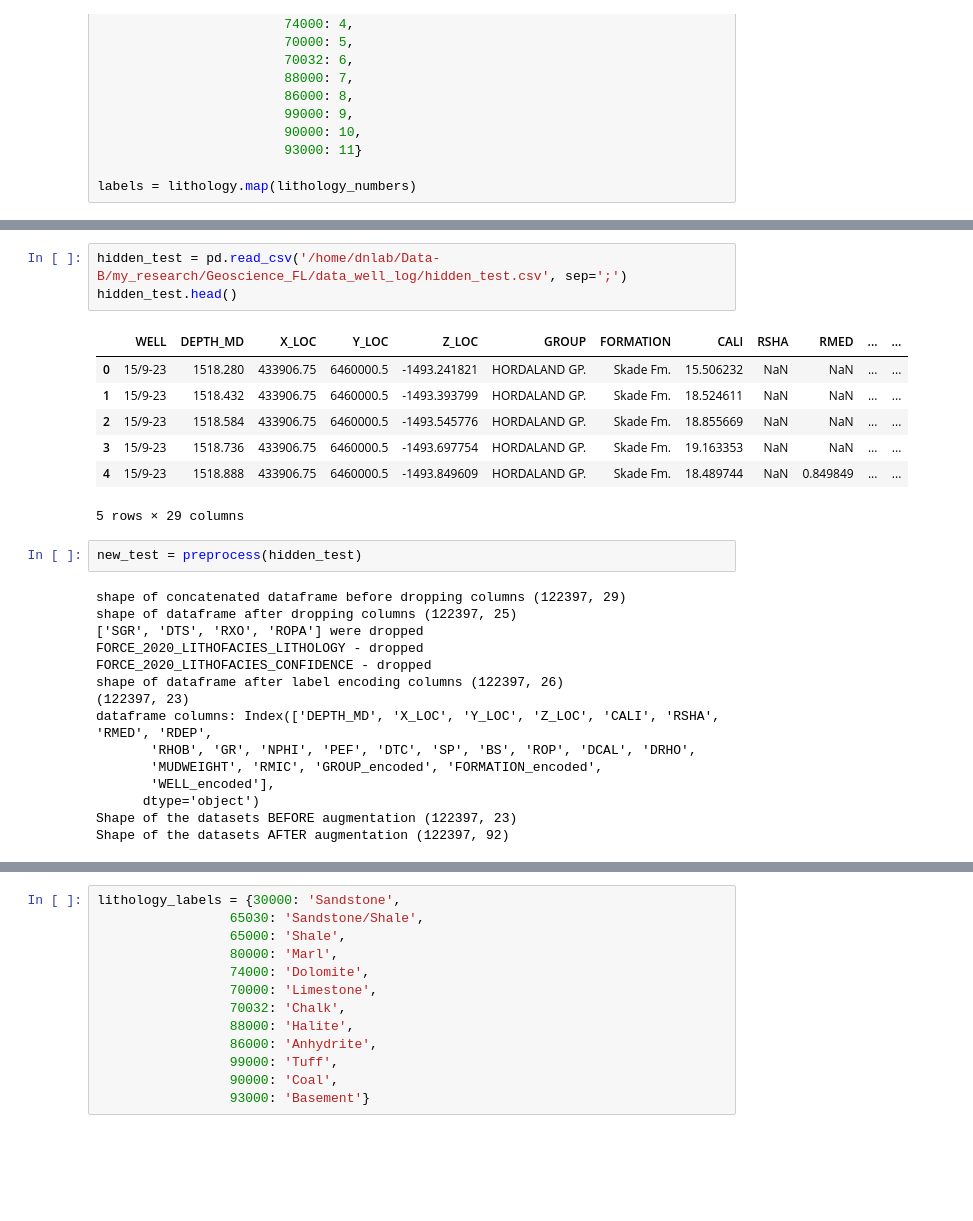
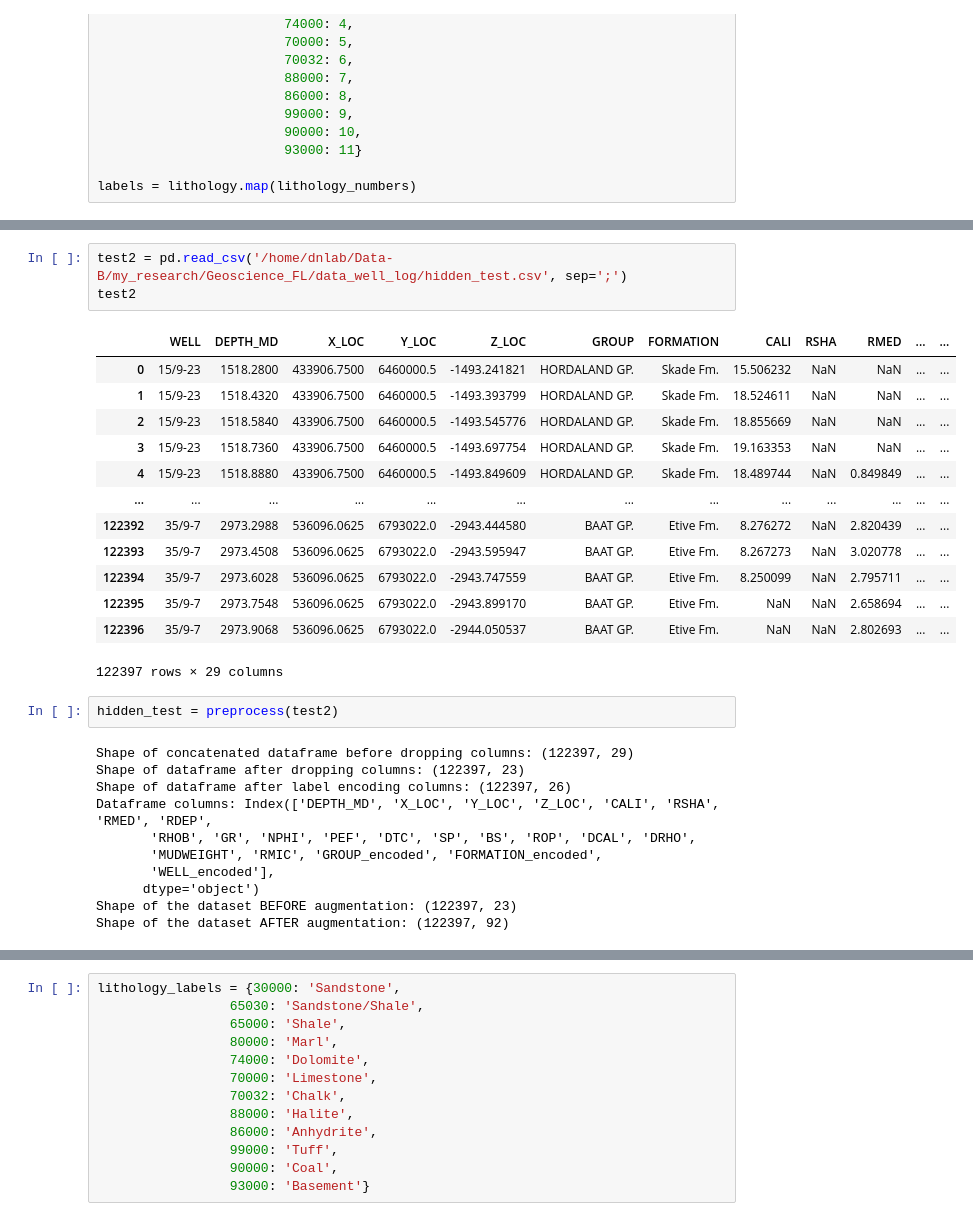
Before and after one commit to hyonbokan/lithology-identification-fl, a Jupyter notebook: XGBoost/xgboost_aug.ipynb, the cells around one changed output, grey strips where cells are left out. Saved outputs shown, nothing was run; the diff lists cells and outputs as text; blank space fills up the shorter version.

```diff
--- a/XGBoost/xgboost_aug.ipynb
+++ b/XGBoost/xgboost_aug.ipynb
@@ -397,31 +353,33 @@ None
 ---------------CROSS VALIDATION COMPLETE
 ----------------TEST EVALUATION------------------
 # %%
-hidden_test = pd.read_csv('/home/dnlab/Data-B/my_research/Geoscience_FL/data_well_log/hidden_test.csv', sep=';')
-hidden_test.head()
+test2 = pd.read_csv('/home/dnlab/Data-B/my_research/Geoscience_FL/data_well_log/hidden_test.csv', sep=';')
+test2
 # %% [output]
 |  | WELL | DEPTH_MD | X_LOC | Y_LOC | Z_LOC | GROUP | FORMATION | CALI | RSHA | RMED | ... | ... |
-| 0 | 15/9-23 | 1518.280 | 433906.75 | 6460000.5 | -1493.241821 | HORDALAND GP. | Skade Fm. | 15.506232 | NaN | NaN | ... | ... |
-| 1 | 15/9-23 | 1518.432 | 433906.75 | 6460000.5 | -1493.393799 | HORDALAND GP. | Skade Fm. | 18.524611 | NaN | NaN | ... | ... |
-| 2 | 15/9-23 | 1518.584 | 433906.75 | 6460000.5 | -1493.545776 | HORDALAND GP. | Skade Fm. | 18.855669 | NaN | NaN | ... | ... |
-| 3 | 15/9-23 | 1518.736 | 433906.75 | 6460000.5 | -1493.697754 | HORDALAND GP. | Skade Fm. | 19.163353 | NaN | NaN | ... | ... |
-| 4 | 15/9-23 | 1518.888 | 433906.75 | 6460000.5 | -1493.849609 | HORDALAND GP. | Skade Fm. | 18.489744 | NaN | 0.849849 | ... | ... |
+| 0 | 15/9-23 | 1518.2800 | 433906.7500 | 6460000.5 | -1493.241821 | HORDALAND GP. | Skade Fm. | 15.506232 | NaN | NaN | ... | ... |
+| 1 | 15/9-23 | 1518.4320 | 433906.7500 | 6460000.5 | -1493.393799 | HORDALAND GP. | Skade Fm. | 18.524611 | NaN | NaN | ... | ... |
+| 2 | 15/9-23 | 1518.5840 | 433906.7500 | 6460000.5 | -1493.545776 | HORDALAND GP. | Skade Fm. | 18.855669 | NaN | NaN | ... | ... |
+| 3 | 15/9-23 | 1518.7360 | 433906.7500 | 6460000.5 | -1493.697754 | HORDALAND GP. | Skade Fm. | 19.163353 | NaN | NaN | ... | ... |
+| 4 | 15/9-23 | 1518.8880 | 433906.7500 | 6460000.5 | -1493.849609 | HORDALAND GP. | Skade Fm. | 18.489744 | NaN | 0.849849 | ... | ... |
+| ... | ... | ... | ... | ... | ... | ... | ... | ... | ... | ... | ... | ... |
+| 122392 | 35/9-7 | 2973.2988 | 536096.0625 | 6793022.0 | -2943.444580 | BAAT GP. | Etive Fm. | 8.276272 | NaN | 2.820439 | ... | ... |
+| 122393 | 35/9-7 | 2973.4508 | 536096.0625 | 6793022.0 | -2943.595947 | BAAT GP. | Etive Fm. | 8.267273 | NaN | 3.020778 | ... | ... |
+| 122394 | 35/9-7 | 2973.6028 | 536096.0625 | 6793022.0 | -2943.747559 | BAAT GP. | Etive Fm. | 8.250099 | NaN | 2.795711 | ... | ... |
+| 122395 | 35/9-7 | 2973.7548 | 536096.0625 | 6793022.0 | -2943.899170 | BAAT GP. | Etive Fm. | NaN | NaN | 2.658694 | ... | ... |
+| 122396 | 35/9-7 | 2973.9068 | 536096.0625 | 6793022.0 | -2944.050537 | BAAT GP. | Etive Fm. | NaN | NaN | 2.802693 | ... | ... |
-5 rows × 29 columns
+122397 rows × 29 columns
-# %%
-new_test = preprocess(hidden_test)
-# %% [output]
-shape of concatenated dataframe before dropping columns (122397, 29)
-shape of dataframe after dropping columns (122397, 25)
-['SGR', 'DTS', 'RXO', 'ROPA'] were dropped
-FORCE_2020_LITHOFACIES_LITHOLOGY - dropped
-FORCE_2020_LITHOFACIES_CONFIDENCE - dropped
-shape of dataframe after label encoding columns (122397, 26)
-(122397, 23)
-dataframe columns: Index(['DEPTH_MD', 'X_LOC', 'Y_LOC', 'Z_LOC', 'CALI', 'RSHA', 'RMED', 'RDEP',
-       'RHOB', 'GR', 'NPHI', 'PEF', 'DTC', 'SP', 'BS', 'ROP', 'DCAL', 'DRHO',
-       'MUDWEIGHT', 'RMIC', 'GROUP_encoded', 'FORMATION_encoded',
-       'WELL_encoded'],
-      dtype='object')
-Shape of the datasets BEFORE augmentation (122397, 23)
-Shape of the datasets AFTER augmentation (122397, 92)
+# %%
+hidden_test = preprocess(test2)
+# %% [output]
+Shape of concatenated dataframe before dropping columns: (122397, 29)
+Shape of dataframe after dropping columns: (122397, 23)
+Shape of dataframe after label encoding columns: (122397, 26)
+Dataframe columns: Index(['DEPTH_MD', 'X_LOC', 'Y_LOC', 'Z_LOC', 'CALI', 'RSHA', 'RMED', 'RDEP',
+       'RHOB', 'GR', 'NPHI', 'PEF', 'DTC', 'SP', 'BS', 'ROP', 'DCAL', 'DRHO',
+       'MUDWEIGHT', 'RMIC', 'GROUP_encoded', 'FORMATION_encoded',
+       'WELL_encoded'],
+      dtype='object')
+Shape of the dataset BEFORE augmentation: (122397, 23)
+Shape of the dataset AFTER augmentation: (122397, 92)
 # %%
```
Also changed, not shown: parts of 14 cells of this notebook, 15 other files.
